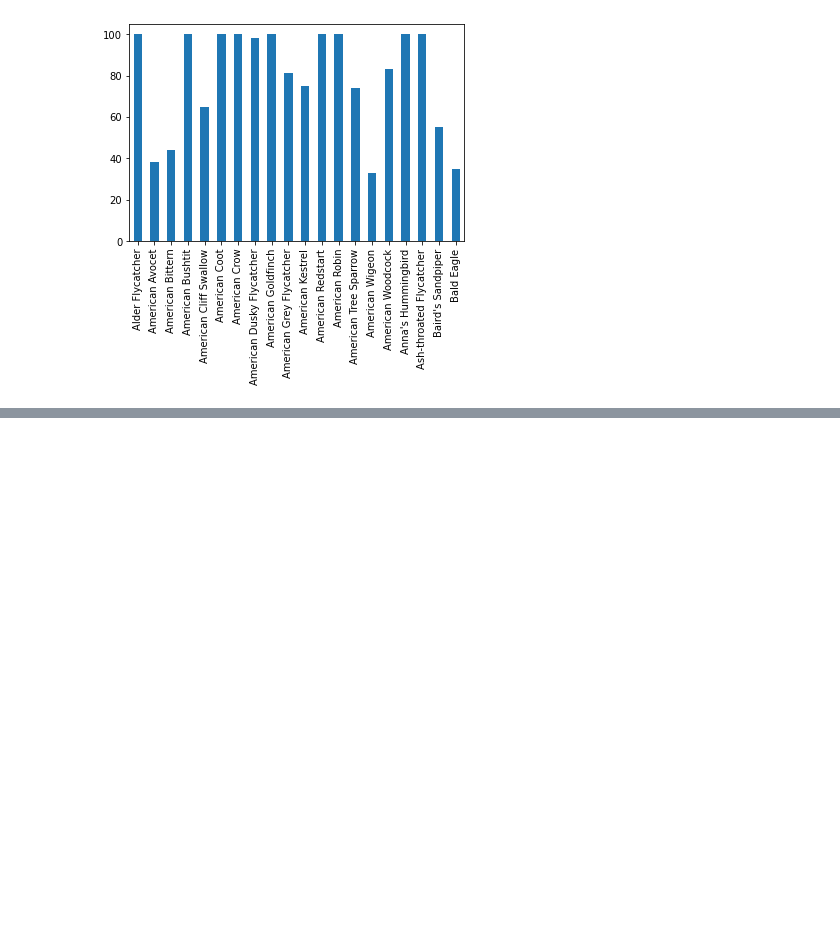
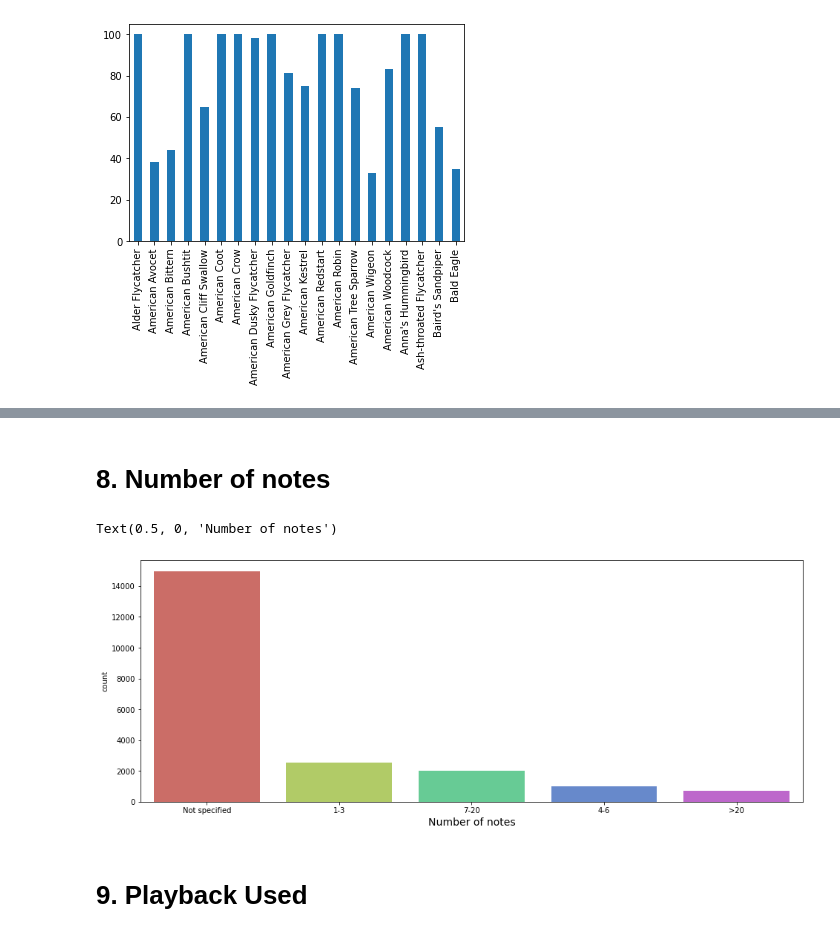
Before and after one commit to lanle793/Cornell-Birdcall-Identification, a Jupyter notebook: EDA.ipynb, the cells around one changed output, grey strips where cells are left out. Saved outputs shown, nothing was run; the diff lists cells and outputs as text; code cells hidden in the pictures; blank space fills up the shorter version.

```diff
--- a/EDA.ipynb
+++ b/EDA.ipynb
@@ -47,0 +128,11 @@ train_csv['species'].value_counts().sort_index(ascending=True).head(20).plot.bar
+# %% [markdown]
+# 8. Number of notes
+# %%
+plt.figure(figsize=(16, 6))
+ax = sns.countplot(data['number_of_notes'], palette="hls", order = data['number_of_notes'].value_counts().index)
+plt.xlabel("Number of notes", fontsize=14)
+# %% [output]
+Text(0.5, 0, 'Number of notes')
+[figure, added]
+# %% [markdown]
+# 9. Playback Used
```
Also changed, not shown: parts of 22 cells of this notebook.
